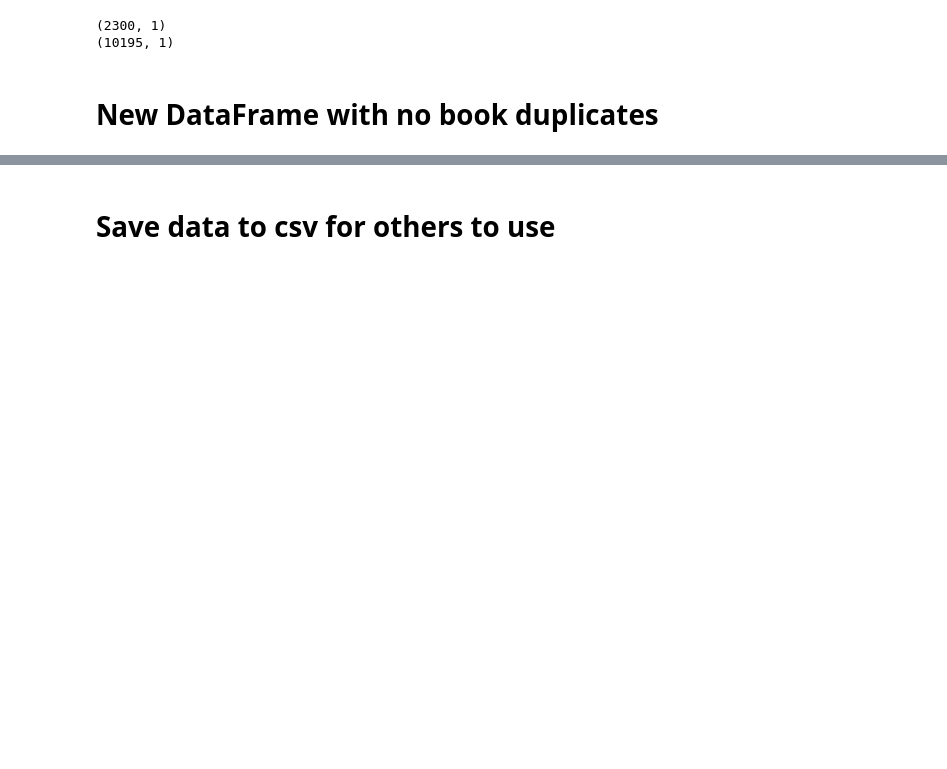
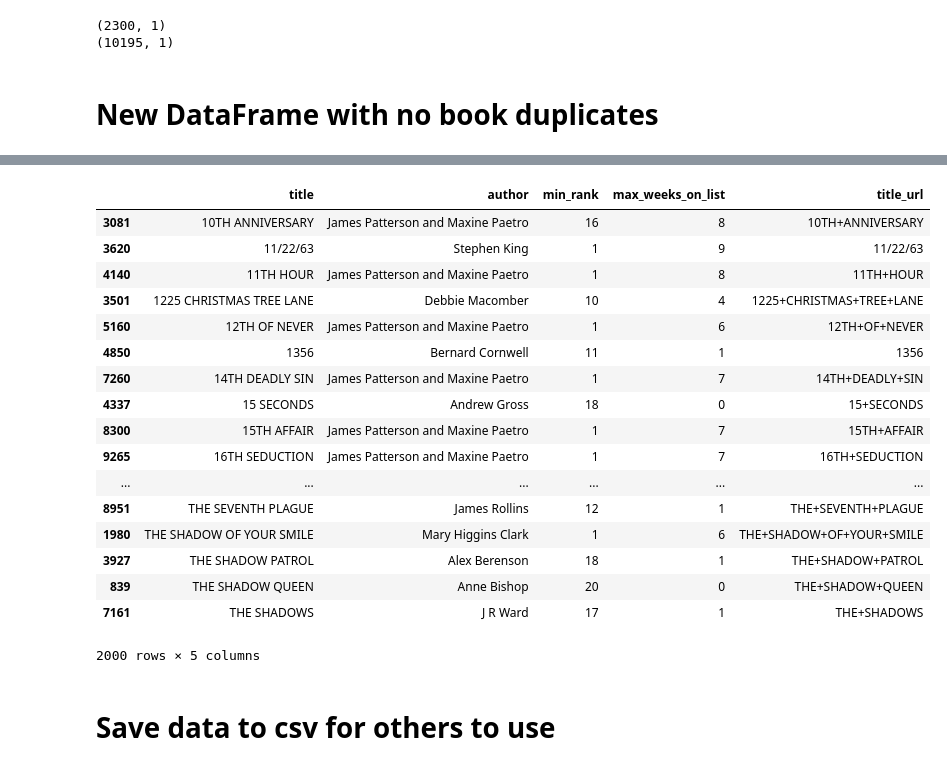
Before and after one commit to loisr/Mod-1-Project, a Jupyter notebook: NYT Best Seller data.ipynb, the cells around one changed output, grey strips where cells are left out. Drawn from its saved outputs; the diff is of its cells as text; code cells hidden in the pictures; blank space fills up the shorter version.

Commit message:
Add files via upload
Updates to books DataFrame

```diff
--- a/NYT Best Seller data.ipynb
+++ b/NYT Best Seller data.ipynb
@@ -314,5 +314,5 @@ print(df[['title']].shape)
 # %% [markdown]
 # New DataFrame with no book duplicates
 # %%
-books = df[['title','author', 'publisher','description','min_rank', 'max_weeks_on_list','title_url']].drop_duplicates()
+books = df[['title','author','min_rank', 'max_weeks_on_list','title_url']].drop_duplicates()
 # %%
@@ -327,3 +322,24 @@ books.head()
+# %%
+books.sort_values(by='title').iloc[:2000]
+# %% [output]
+|  | title | author | min_rank | max_weeks_on_list | title_url |
+| 3081 | 10TH ANNIVERSARY | James Patterson and Maxine Paetro | 16 | 8 | 10TH+ANNIVERSARY |
+| 3620 | 11/22/63 | Stephen King | 1 | 9 | 11/22/63 |
+| 4140 | 11TH HOUR | James Patterson and Maxine Paetro | 1 | 8 | 11TH+HOUR |
+| 3501 | 1225 CHRISTMAS TREE LANE | Debbie Macomber | 10 | 4 | 1225+CHRISTMAS+TREE+LANE |
+| 5160 | 12TH OF NEVER | James Patterson and Maxine Paetro | 1 | 6 | 12TH+OF+NEVER |
+| 4850 | 1356 | Bernard Cornwell | 11 | 1 | 1356 |
+| 7260 | 14TH DEADLY SIN | James Patterson and Maxine Paetro | 1 | 7 | 14TH+DEADLY+SIN |
+| 4337 | 15 SECONDS | Andrew Gross | 18 | 0 | 15+SECONDS |
+| 8300 | 15TH AFFAIR | James Patterson and Maxine Paetro | 1 | 7 | 15TH+AFFAIR |
+| 9265 | 16TH SEDUCTION | James Patterson and Maxine Paetro | 1 | 7 | 16TH+SEDUCTION |
+| ... | ... | ... | ... | ... | ... |
+| 8951 | THE SEVENTH PLAGUE | James Rollins | 12 | 1 | THE+SEVENTH+PLAGUE |
+| 1980 | THE SHADOW OF YOUR SMILE | Mary Higgins Clark | 1 | 6 | THE+SHADOW+OF+YOUR+SMILE |
+| 3927 | THE SHADOW PATROL | Alex Berenson | 18 | 1 | THE+SHADOW+PATROL |
+| 839 | THE SHADOW QUEEN | Anne Bishop | 20 | 0 | THE+SHADOW+QUEEN |
+| 7161 | THE SHADOWS | J R Ward | 17 | 1 | THE+SHADOWS |
+2000 rows × 5 columns
 # %% [markdown]
 # Save data to csv for others to use
 # %%
```
Also changed, not shown: parts of 1 cell of this notebook, 1 other file.
